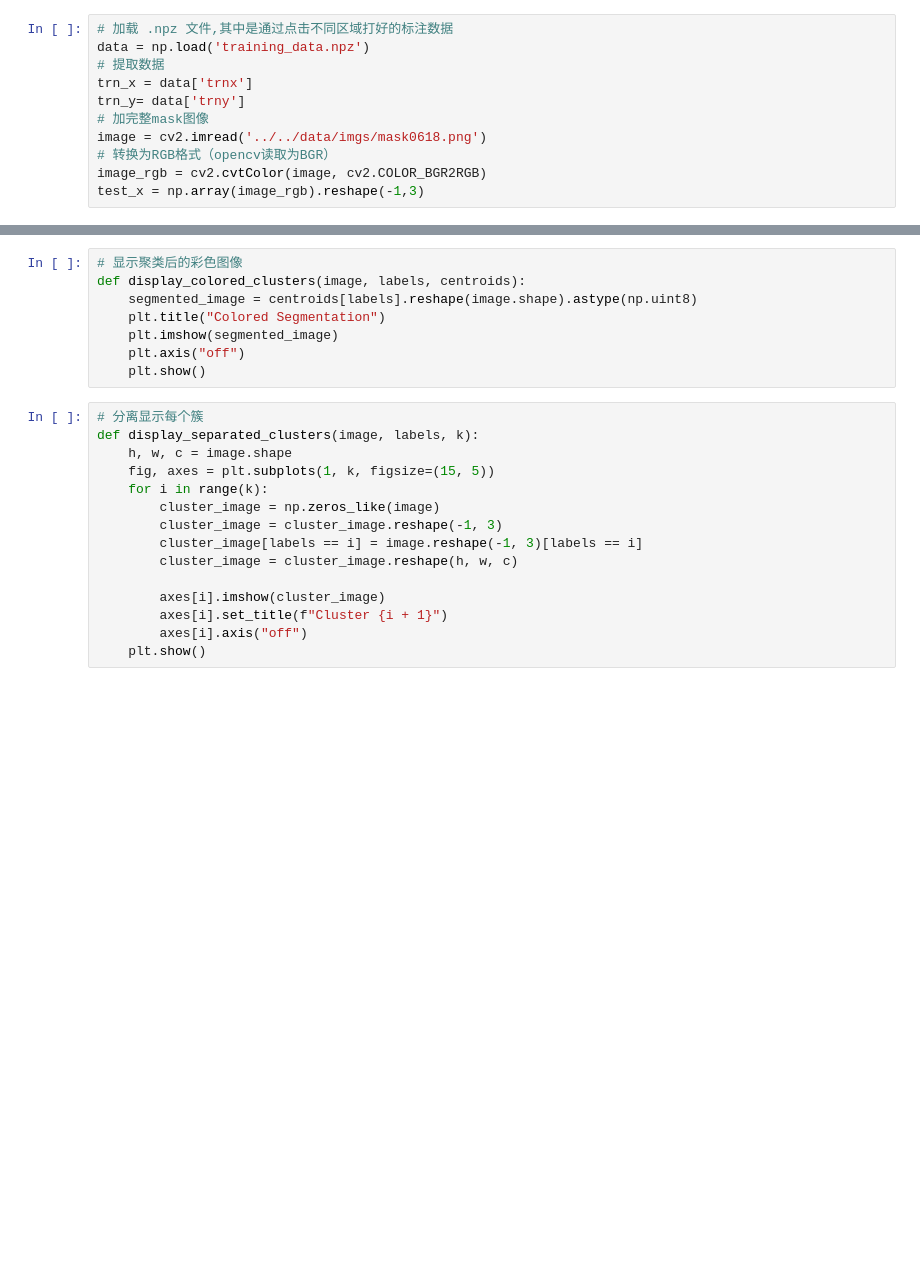
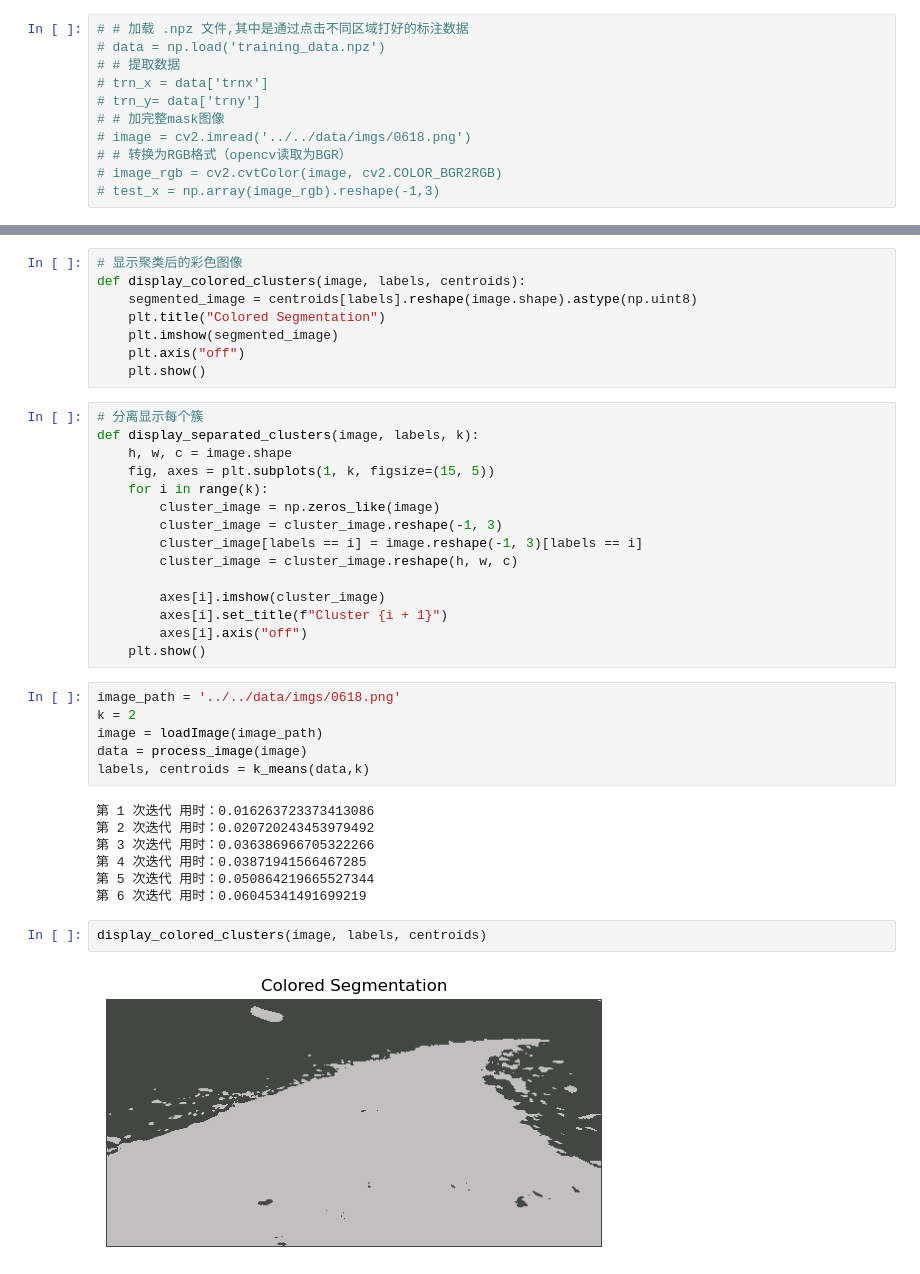
Before and after one commit to YuanHiO/patternRecognition, a Jupyter notebook: src/courseWork3/k-means.ipynb, the cells around one changed output, grey strips where cells are left out. Drawn from its saved outputs; the diff is of its cells as text; blank space fills up the shorter version.

```diff
--- a/src/courseWork3/k-means.ipynb
+++ b/src/courseWork3/k-means.ipynb
@@ -6,12 +6,12 @@ import matplotlib.pyplot as plt
 import time
 # %%
-# 加载 .npz 文件,其中是通过点击不同区域打好的标注数据
-data = np.load('training_data.npz')
-# 提取数据
-trn_x = data['trnx']
-trn_y= data['trny']
-# 加完整mask图像
-image = cv2.imread('../../data/imgs/mask0618.png')
-# 转换为RGB格式（opencv读取为BGR）
-image_rgb = cv2.cvtColor(image, cv2.COLOR_BGR2RGB)
-test_x = np.array(image_rgb).reshape(-1,3)
+# # 加载 .npz 文件,其中是通过点击不同区域打好的标注数据
+# data = np.load('training_data.npz')
+# # 提取数据
+# trn_x = data['trnx']
+# trn_y= data['trny']
+# # 加完整mask图像
+# image = cv2.imread('../../data/imgs/0618.png')
+# # 转换为RGB格式（opencv读取为BGR）
+# image_rgb = cv2.cvtColor(image, cv2.COLOR_BGR2RGB)
+# test_x = np.array(image_rgb).reshape(-1,3)
@@ -82,3 +81,20 @@ def display_separated_clusters(image, labels, k):
         axes[i].set_title(f"Cluster {i + 1}")
         axes[i].axis("off")
     plt.show()
+# %%
+image_path = '../../data/imgs/0618.png'
+k = 2
+image = loadImage(image_path)
+data = process_image(image)
+labels, centroids = k_means(data,k)
+# %% [output]
+第 1 次迭代 用时：0.016263723373413086
+第 2 次迭代 用时：0.020720243453979492
+第 3 次迭代 用时：0.036386966705322266
+第 4 次迭代 用时：0.03871941566467285
+第 5 次迭代 用时：0.050864219665527344
+第 6 次迭代 用时：0.06045341491699219
+# %%
+display_colored_clusters(image, labels, centroids)
+# %% [output]
+[figure, added]
```
Also changed, not shown: parts of 6 cells of this notebook, 1 other file.
